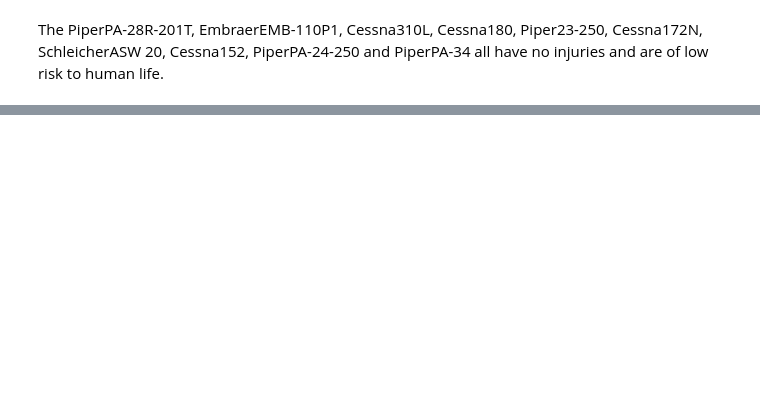
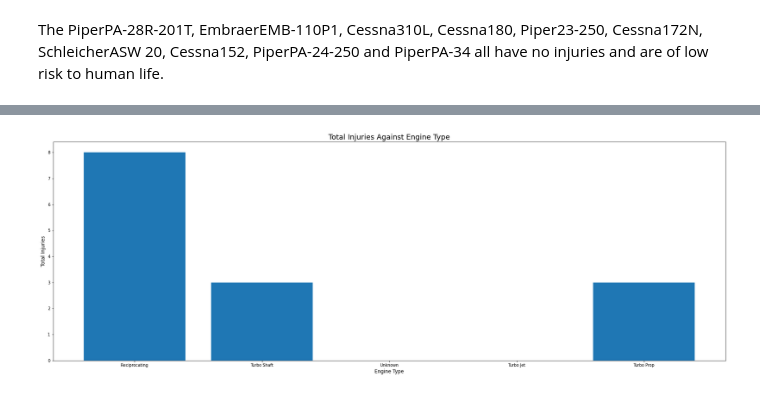
Before and after one commit to tingly-amua/Project---Aircraft-Risk, a Jupyter notebook: project.ipynb, the cells around one changed output, grey strips where cells are left out. Saved outputs shown, nothing was run; the diff lists cells and outputs as text; code cells hidden in the pictures; blank space fills up the shorter version.

```diff
--- a/project.ipynb
+++ b/project.ipynb
@@ -344,2 +301,13 @@ print(a4)
+# %%
+plt.figure(figsize=(30,10))
+x =df3['Engine.Type']
+y = df3['Total Injuries']
+plt.title('Total Injuries Against Engine Type', fontsize = 18)
+plt.xlabel('Engine Type',fontsize = 12)
+plt.ylabel('Total Injuries', fontsize = 12)
+plt.bar(x,y)
+plt.show()
+# %% [output]
+[figure, added]
 # %%
 plt.figure(figsize=(30,10))
```
Also changed, not shown: parts of 17 cells of this notebook.
